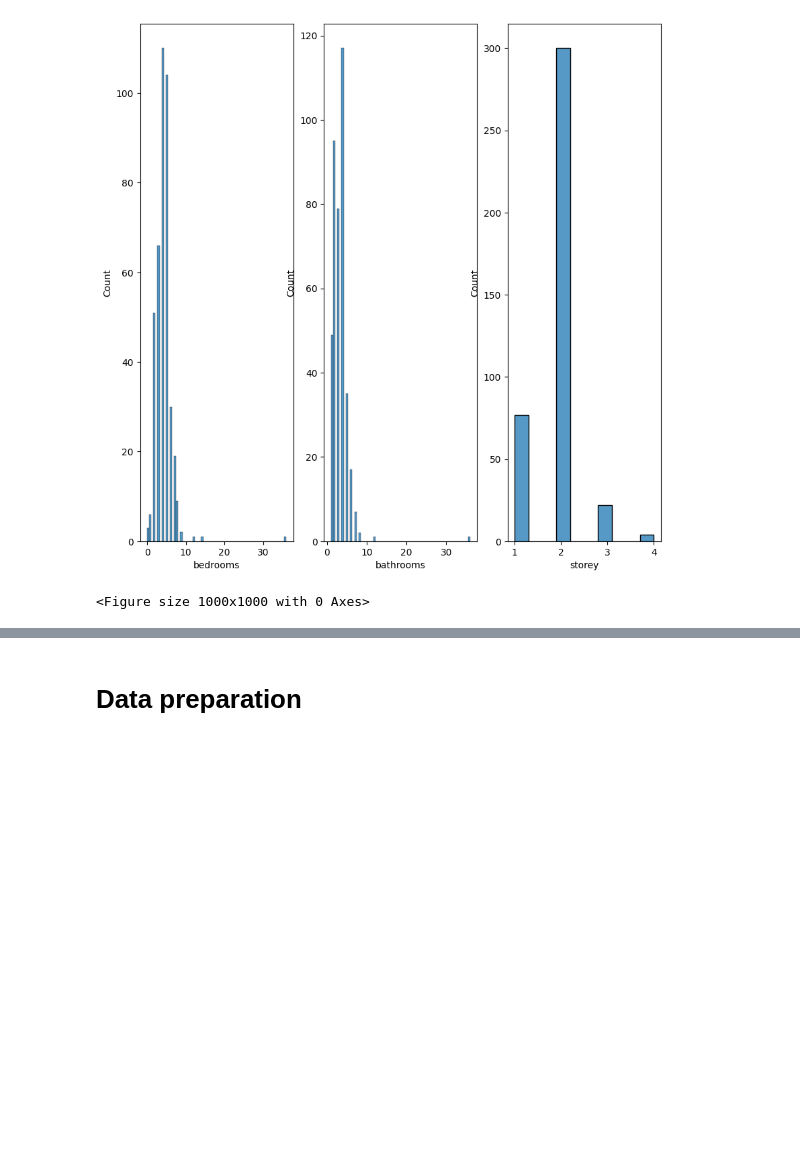
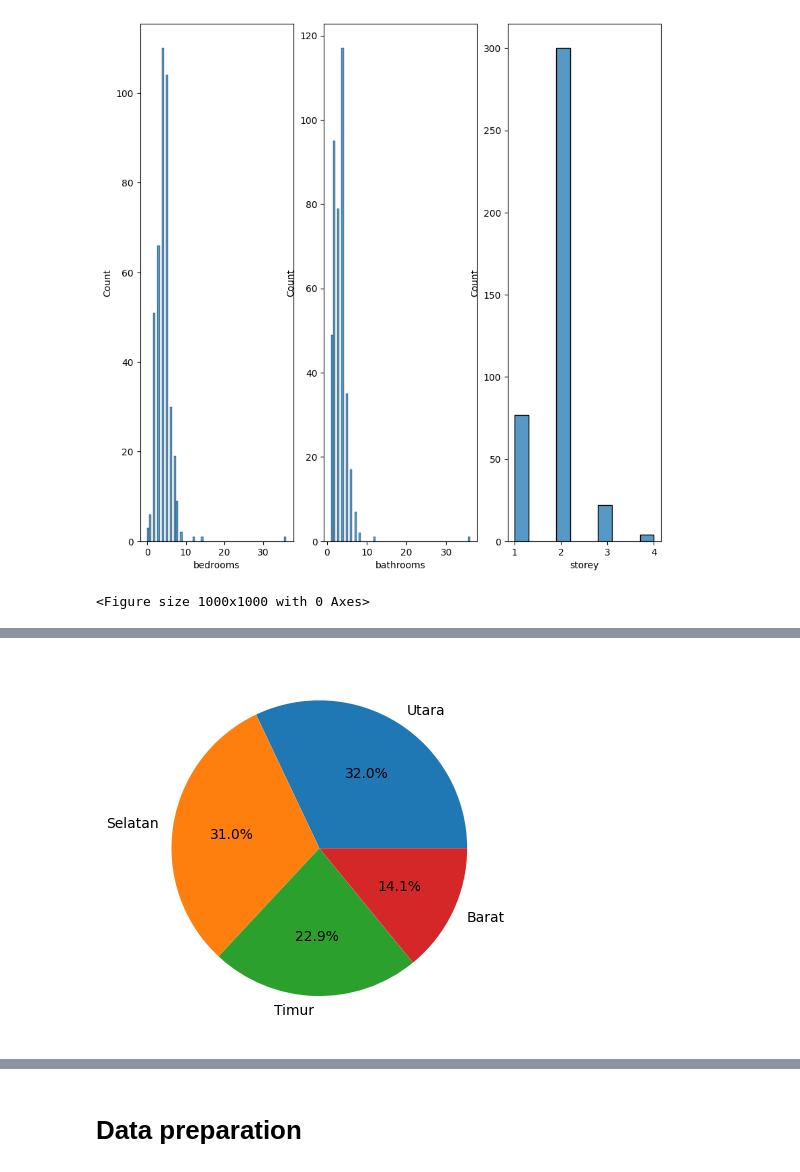
Before and after one commit to 3instein/ml-midterm, a Jupyter notebook: machine-learning-midterm.ipynb, the cells around one changed output, grey strips where cells are left out. Saved outputs shown, nothing was run; the diff lists cells and outputs as text; code cells hidden in the pictures; blank space fills up the shorter version.

```diff
--- a/machine-learning-midterm.ipynb
+++ b/machine-learning-midterm.ipynb
@@ -169,0 +190,7 @@ plt.show()
+# %%
+# Distribution of facing
+plt.figsize=(10,10)
+plt.pie(dataset['facing'].value_counts(), labels = dataset['facing'].value_counts().index, autopct='%1.1f%%')
+plt.show()
+# %% [output]
+[figure, added]
```
Also changed, not shown: parts of 13 cells of this notebook.
